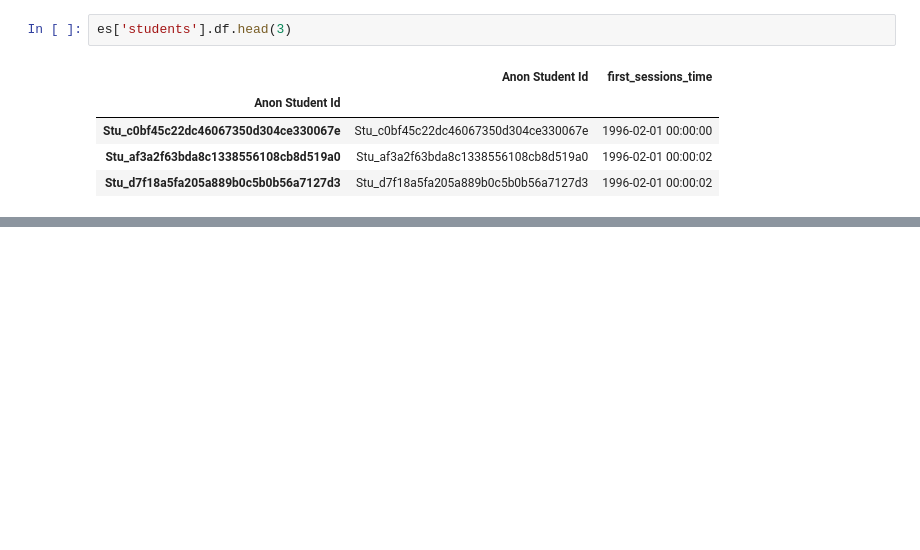
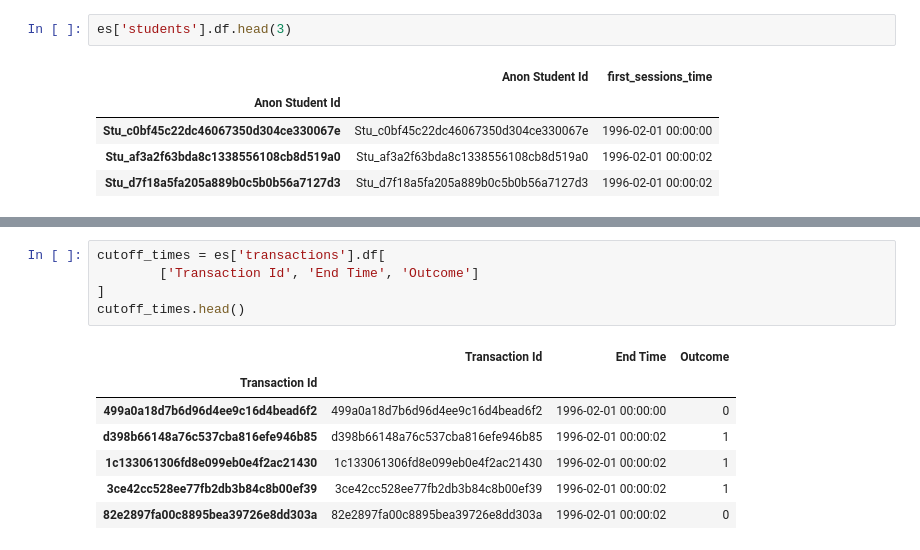
Before and after one commit to alteryx/predict-correct-answer, a Jupyter notebook: Demo - DataShop.ipynb, the cells around one changed output, grey strips where cells are left out. Drawn from its saved outputs; the diff is of its cells as text; blank space fills up the shorter version.

```diff
--- a/Demo - DataShop.ipynb
+++ b/Demo - DataShop.ipynb
@@ -123,0 +88,13 @@ Feature Importances:
+# %%
+cutoff_times = es['transactions'].df[
+        ['Transaction Id', 'End Time', 'Outcome']
+]
+cutoff_times.head()
+# %% [output]
+|  | Transaction Id | End Time | Outcome |
+| Transaction Id |  |  |  |
+| 499a0a18d7b6d96d4ee9c16d4bead6f2 | 499a0a18d7b6d96d4ee9c16d4bead6f2 | 1996-02-01 00:00:00 | 0 |
+| d398b66148a76c537cba816efe946b85 | d398b66148a76c537cba816efe946b85 | 1996-02-01 00:00:02 | 1 |
+| 1c133061306fd8e099eb0e4f2ac21430 | 1c133061306fd8e099eb0e4f2ac21430 | 1996-02-01 00:00:02 | 1 |
+| 3ce42cc528ee77fb2db3b84c8b00ef39 | 3ce42cc528ee77fb2db3b84c8b00ef39 | 1996-02-01 00:00:02 | 1 |
+| 82e2897fa00c8895bea39726e8dd303a | 82e2897fa00c8895bea39726e8dd303a | 1996-02-01 00:00:02 | 0 |
```
Also changed, not shown: parts of 27 cells of this notebook, 3 other files.
